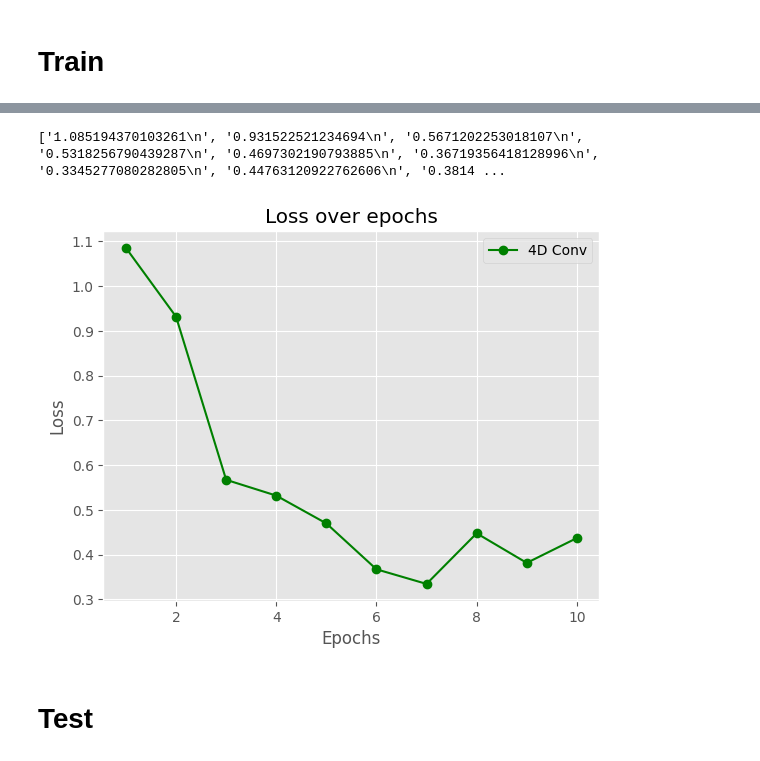
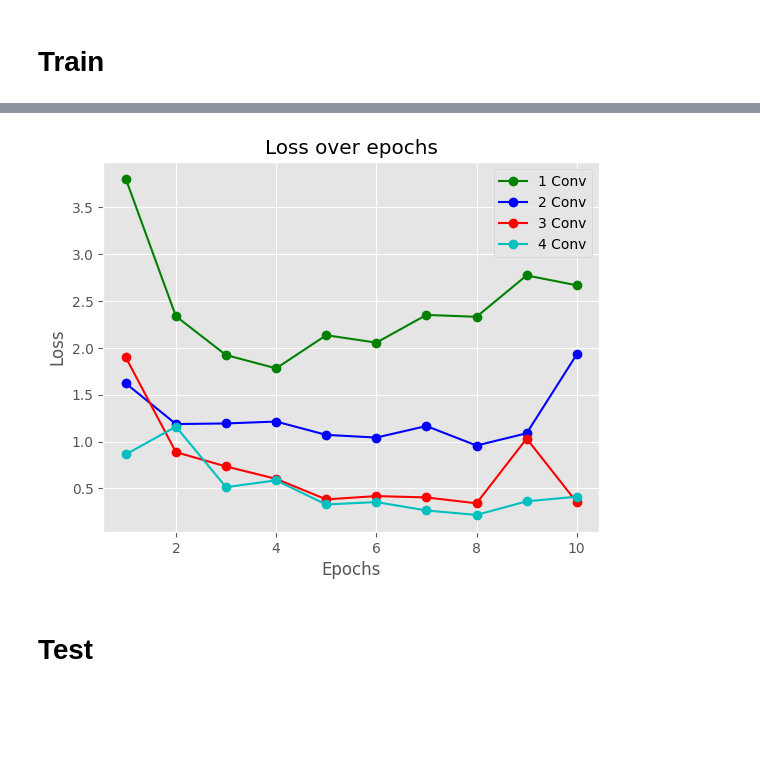
Before and after one commit to Zappandy/spoken_language_detector, a Jupyter notebook: Notebook_for_Paul.ipynb, the cells around one changed output, grey strips where cells are left out. Drawn from its saved outputs; the diff is of its cells as text; code cells hidden in the pictures; blank space fills up the shorter version.

```diff
--- a/Notebook_for_Paul.ipynb
+++ b/Notebook_for_Paul.ipynb
@@ -536,31 +556,42 @@ def loss_writer(loss, conv):
     """
     loss = [str(l) + '\n' for l in loss]
     print(loss)
-    with open(str(conv) + 'd_conv-10epochs.txt', 'a') as cnn_writer:
+    with open(str(conv) + 'd_conv-10epochs.txt', 'w') as cnn_writer:
 
         cnn_writer.writelines(loss)
     return None
 
-loss_writer(trainer.total_val_loss, 4)  # UNCOMMENT IF YOU WANT TO STORE THE LOSS FOR VISUALIZATION
+#loss_writer(trainer.total_val_loss, 5)  # UNCOMMENT IF YOU WANT TO STORE THE LOSS FOR VISUALIZATION
+def loss_reader(conv):
+    with open(str(conv) + 'd_conv-10epochs.txt', 'r') as cnn_reader:
 
-def multiconv_visualizer(loss_4, epochs=10):
+        loss = cnn_reader.readlines()
+    return loss
+
+
+def multiconv_visualizer(epochs=10):
+
+    losses = []
+    for i in range(4):
+        losses.append([float(loss) for loss in loss_reader(i+1)])
     fig = plt.figure()
-    val_loss_4, = plt.plot(torch.arange(epochs) + 1, loss_4, '-og', label="4 Conv")
-    # val_loss_3, = plt.plot(torch.arange(epochs) + 1, loss_3, '-og', label="3 Conv")
-    # val_loss_2, = plt.plot(torch.arange(epochs) + 1, loss_2, '-og', label="2 Conv")
-    # val_loss_1, = plt.plot(torch.arange(epochs) + 1, loss_1, '-og', label="1 Conv")
+    val_loss_1, = plt.plot(torch.arange(epochs) + 1, losses[0], '-og', label="1 Conv")
+    val_loss_2, = plt.plot(torch.arange(epochs) + 1, losses[1], '-ob', label="2 Conv")
+    val_loss_3, = plt.plot(torch.arange(epochs) + 1, losses[2], '-or', label="3 Conv")
+    val_loss_4, = plt.plot(torch.arange(epochs) + 1, losses[3], '-oc', label="4 Conv")
+
+
     plt.xlabel('Epochs')
     plt.ylabel("Loss")
-    plt.legend(handles=[val_loss_4])
+    plt.legend(handles=[val_loss_1, val_loss_2, val_loss_3, val_loss_4])
     plt.title('Loss over epochs')
+    fig.savefig("All_model_losses.jpg", bbox_inches="tight", dpi=150)
     plt.show()
     plt.close(fig)
-# %% [output]
-['1.085194370103261\n', '0.931522521234694\n', '0.5671202253018107\n', '0.5318256790439287\n', '0.4697302190793885\n', '0.36719356418128996\n', '0.3345277080282805\n', '0.44763120922762606\n', '0.3814 ...
 # %%
-#multiconv_visualizer(trainer.total_val_loss)
+multiconv_visualizer()
 # %% [output]
-[figure, old version]
+[figure, new version]
 # %% [markdown]
 # Test
 # %%
```
Also changed, not shown: parts of 12 cells of this notebook, 1 other file.
